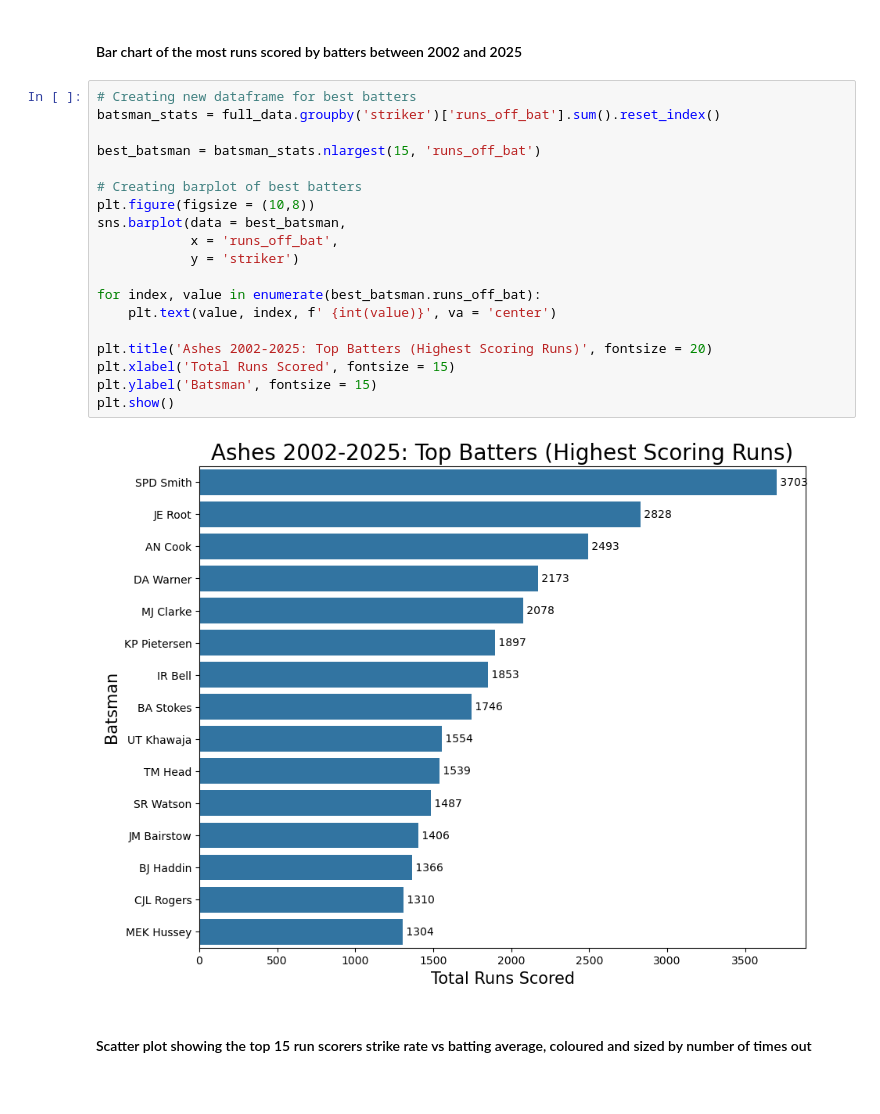
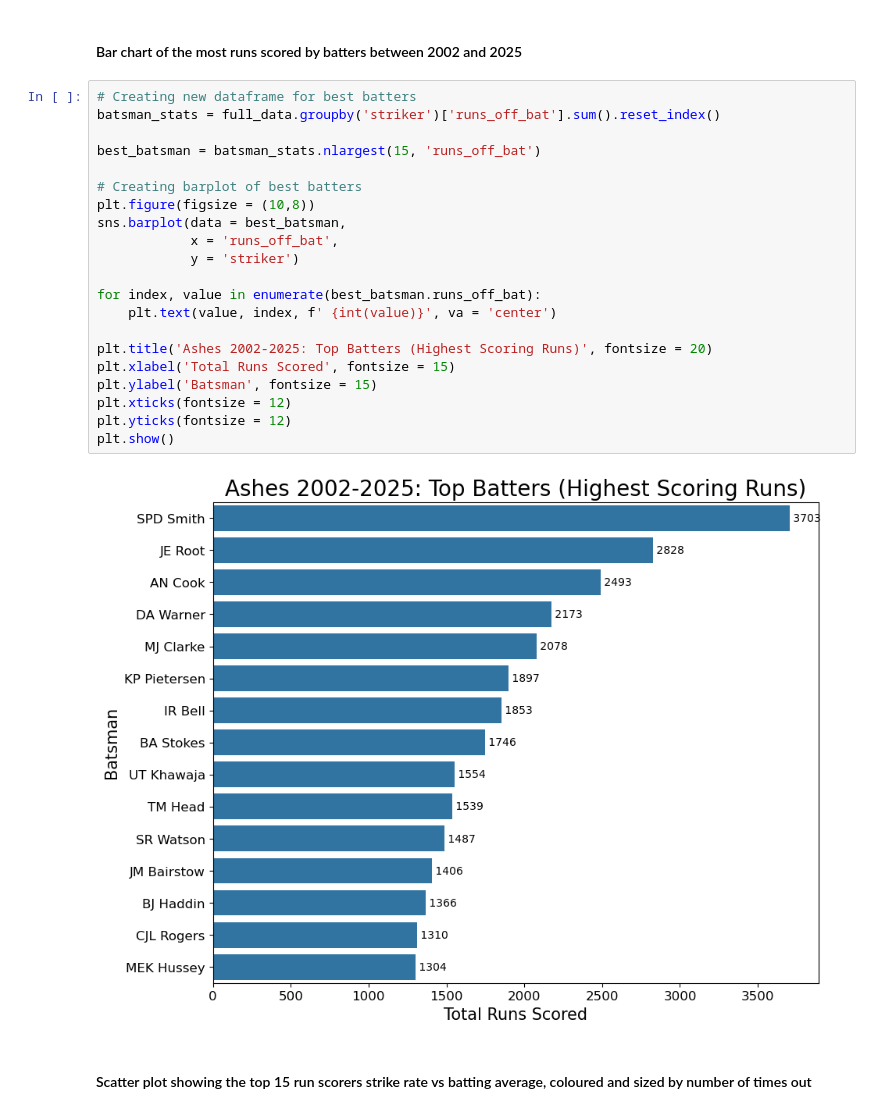
Before and after one commit to zoeh6176-sketch/Programming-Assessment, a Jupyter notebook: Untitled.ipynb, the cells around one changed output. Cells and saved outputs as stored; diff of their text form.

```diff
--- a/Untitled.ipynb
+++ b/Untitled.ipynb
@@ -221,24 +225,26 @@ plt.show()
 # %%
 # Creating new dataframe for best batters
 batsman_stats = full_data.groupby('striker')['runs_off_bat'].sum().reset_index()
 
 best_batsman = batsman_stats.nlargest(15, 'runs_off_bat')
 
 # Creating barplot of best batters
 plt.figure(figsize = (10,8))
 sns.barplot(data = best_batsman,
             x = 'runs_off_bat',
             y = 'striker')
 
 for index, value in enumerate(best_batsman.runs_off_bat):
     plt.text(value, index, f' {int(value)}', va = 'center')
 
 plt.title('Ashes 2002-2025: Top Batters (Highest Scoring Runs)', fontsize = 20)
 plt.xlabel('Total Runs Scored', fontsize = 15)
 plt.ylabel('Batsman', fontsize = 15)
+plt.xticks(fontsize = 12)
+plt.yticks(fontsize = 12)
 plt.show()
 # %% [output]
-[figure, old version]
+[figure, new version]
 # %% [markdown]
 #### Scatter plot showing the top 15 run scorers strike rate vs batting average, coloured and sized by number of times out
 # %%
```
Also changed, not shown: parts of 14 cells of this notebook.
